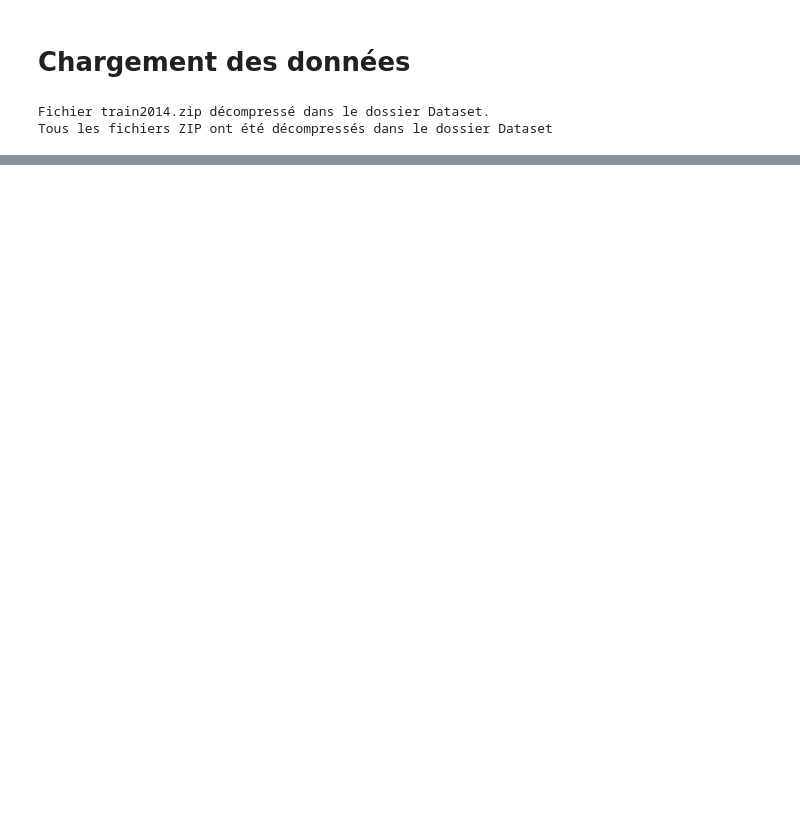
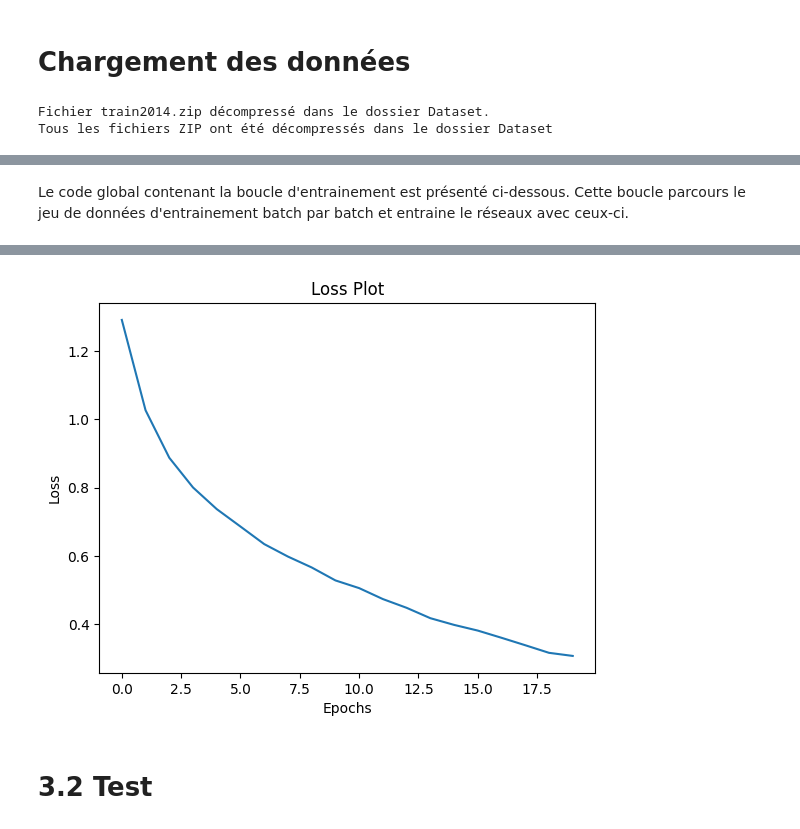
Before and after one commit to ArnaudHit/DataScience-ProjetLeyenda, a Jupyter notebook: Livrable 3.ipynb, the cells around one changed output, grey strips where cells are left out. Cells and saved outputs as stored; diff of their text form; code cells hidden in the pictures; blank space fills up the shorter version.

```diff
--- a/Livrable 3.ipynb
+++ b/Livrable 3.ipynb
@@ -190,0 +403,5 @@ max_length = calc_max_length(train_seqs)
+# %%
+# Création de l'encodeur
+encoder = CNN_Encoder(embedding_dim)
+# Création du décodeur
+decoder = RNN_Decoder(embedding_dim, units, vocab_size)
@@ -190,0 +425,6 @@ max_length = calc_max_length(train_seqs)
+# %%
+checkpoint_path = os.path.abspath("E:\\New folder")
+ckpt = tf.train.Checkpoint(encoder=encoder,
+                           decoder=decoder,
+                           optimizer = optimizer)
+ckpt_manager = tf.train.CheckpointManager(ckpt, checkpoint_path, max_to_keep=5)
@@ -190,0 +433,6 @@ max_length = calc_max_length(train_seqs)
+# %%
+start_epoch = 0
+if ckpt_manager.latest_checkpoint:
+    start_epoch = int(ckpt_manager.latest_checkpoint.split('-')[-1])
+    # Restaurer le dernier checkpoint dans checkpoint_path
+    ckpt.restore(ckpt_manager.latest_checkpoint)
@@ -190,0 +474,33 @@ max_length = calc_max_length(train_seqs)
+# %% [markdown]
+Le code global contenant la boucle d'entrainement est présenté ci-dessous. Cette boucle parcours le jeu de données d'entrainement batch par batch et entraine le réseaux avec ceux-ci.
+# %%
+EPOCHS = 20
+
+for epoch in range(start_epoch, EPOCHS):
+    start = time.time()
+    total_loss = 0
+
+    for (batch, (img_tensor, target)) in enumerate(dataset):
+        batch_loss, t_loss = train_step(img_tensor, target)
+        total_loss += t_loss
+
+        if batch % 100 == 0:
+            print ('Epoch {} Batch {} Loss {:.4f}'.format(
+                epoch + 1, batch, batch_loss.numpy() / int(target.shape[1])))
+    # sauvegarde de la perte
+    loss_plot.append(total_loss / num_steps)
+
+    if epoch % 5 == 0:
+        ckpt_manager.save()
+
+    print ('Epoch {} Loss {:.6f}'.format(epoch + 1,
+                                         total_loss/num_steps))
+    print ('Time taken for 1 epoch {} sec\n'.format(time.time() - start))
+
+# Affichage de la courbe d'entrainement
+plt.plot(loss_plot)
+plt.xlabel('Epochs')
+plt.ylabel('Loss')
+plt.title('Loss Plot')
+plt.show()
+# %% [output]
@@ -190,0 +534,3 @@ max_length = calc_max_length(train_seqs)
+[figure, added]
+# %% [markdown]
+# 3.2 Test
```
Also changed, not shown: parts of 35 cells of this notebook.
